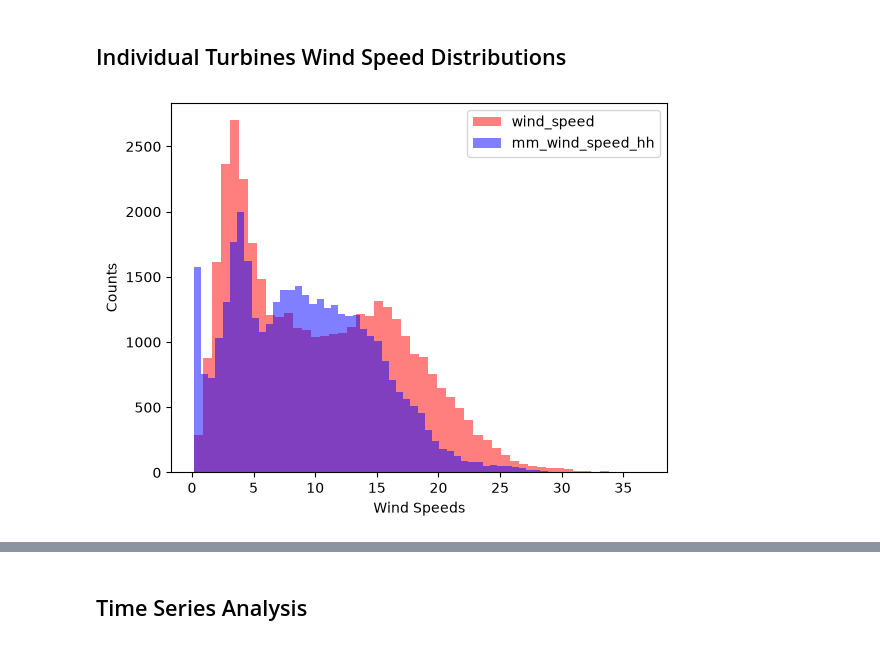
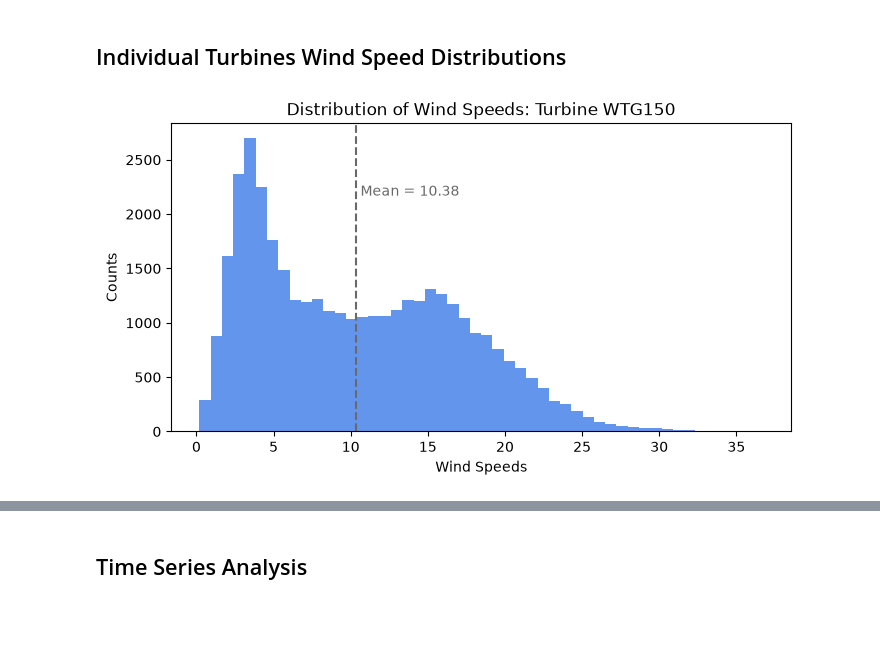
Before and after one commit to Aiden-Badalamenti3/CU-Capstone-Project, a Jupyter notebook: notebooks/carter_notebooks/wind_spectrum.ipynb, the cells around one changed output, grey strips where cells are left out. Drawn from its saved outputs; the diff is of its cells as text; code cells hidden in the pictures; blank space fills up the shorter version.

```diff
--- a/notebooks/carter_notebooks/wind_spectrum.ipynb
+++ b/notebooks/carter_notebooks/wind_spectrum.ipynb
@@ -34,9 +31,22 @@ WTG150 = scada[scada['turbine'] == 'WTG150']
-# %%
-WTG150['wind_speed'].plot.hist(bins = 50, alpha = 0.5, color = 'red')
-metmasts['mm_wind_speed_hh'].plot.hist(bins = 50, alpha = 0.5, color = 'blue')
-plt.legend()
-plt.xlabel('Wind Speeds')
-plt.ylabel('Counts')
-plt.show()
-# %% [output]
-[figure, removed]
+# %%
+# creating a function to create wind speed distributions
+def wind_spectrum(df, turbine, xlim = None, bins = 50):
+    new = df[df['turbine'] == turbine]
+    avg = new['wind_speed'].mean()
+
+    new['wind_speed'].plot.hist(bins = bins, color = 'cornflowerblue', figsize = (8, 4))
+
+    if xlim is not None:
+        plt.xlim(0, xlim)
+
+    plt.axvline(avg, color = 'dimgray', linestyle = '--')
+    plt.text(avg, plt.ylim()[1] * 0.8, f' Mean = {avg:.2f}', color = 'dimgray', va = 'top')
+    plt.title(f'Distribution of Wind Speeds: Turbine {turbine}')
+    plt.xlabel('Wind Speeds')
+    plt.ylabel('Counts')
+    plt.show()
+# %%
+# creating spectrum for WTG150
+wind_spectrum(scada, 'WTG150')
+# %% [output]
+[figure, added]
```
Also changed, not shown: parts of 14 cells of this notebook, 1 other file.
